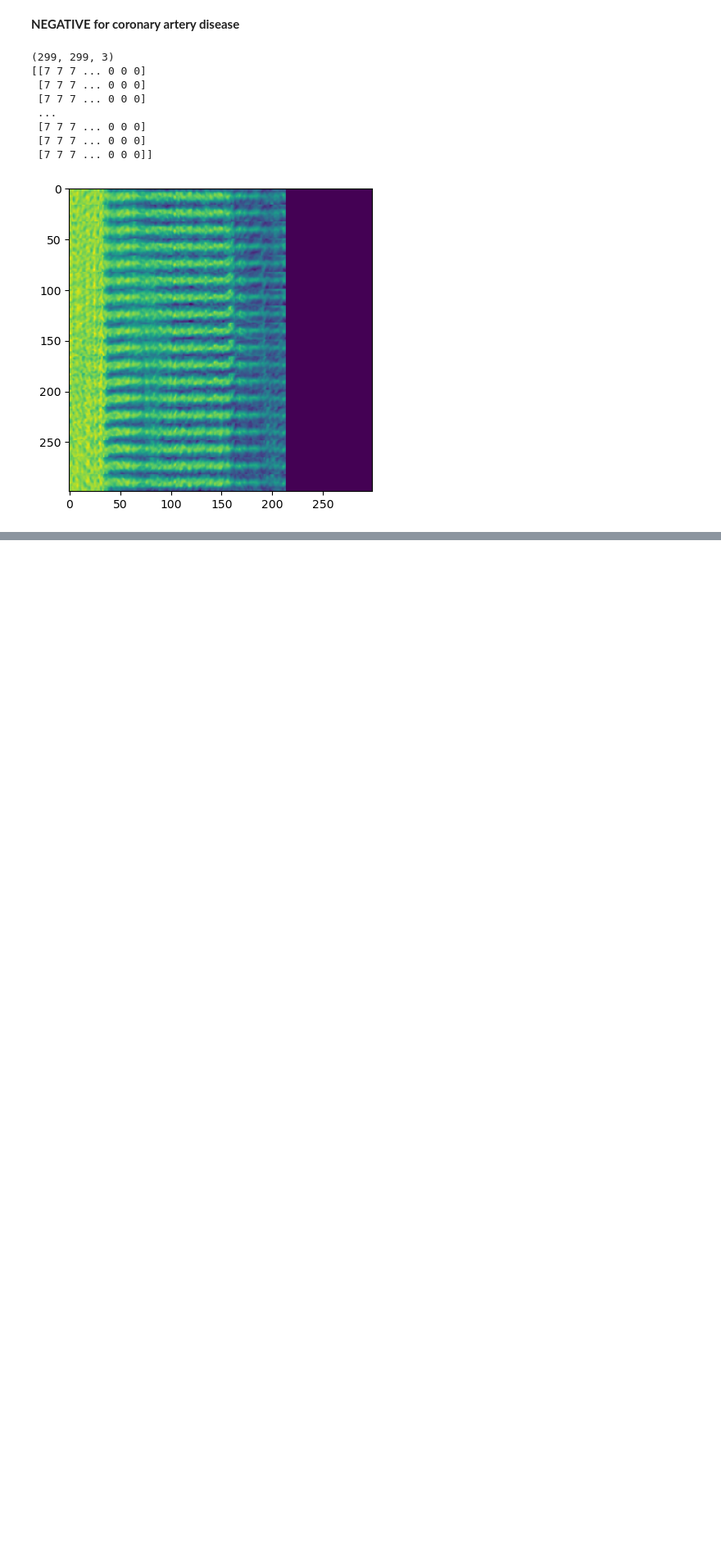
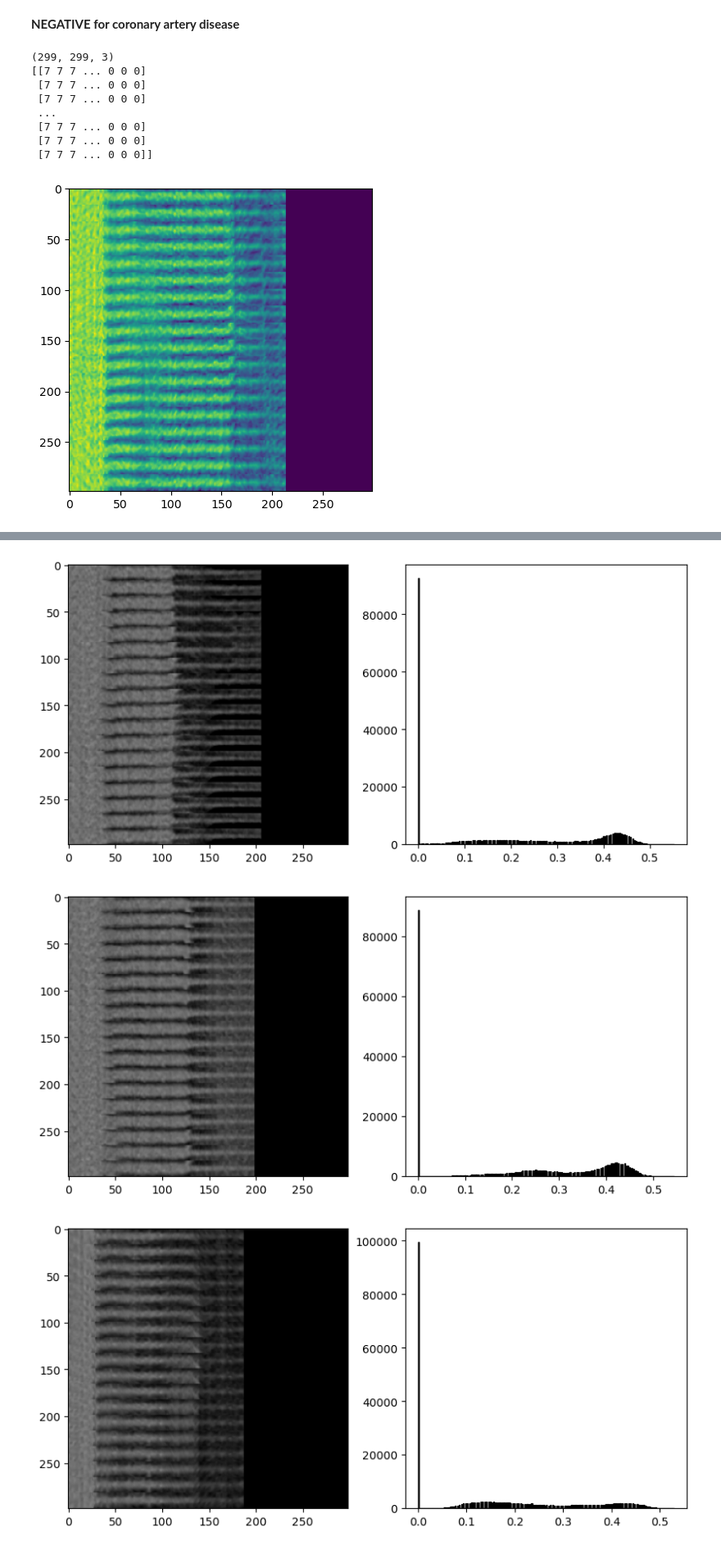
Before and after one commit to leezael/VisIQ, a Jupyter notebook: notebooks/coronary/eda.ipynb, the cells around one changed output, grey strips where cells are left out. Shown at 82% size. Cells and saved outputs as stored; diff of their text form; code cells hidden in the pictures; blank space fills up the shorter version.

```diff
--- a/notebooks/coronary/eda.ipynb
+++ b/notebooks/coronary/eda.ipynb
@@ -259,0 +311,29 @@ POSITIVE
+# %%
+def plot_img_hist(neg_path, num_img=6):
+    # List all image files in the folder
+    img_files = [os.path.join(neg_path, fn) for fn in os.listdir(neg_path) if fn.endswith('.png')]
+
+    # Select a random subset of images
+    selected_imgs = np.random.choice(img_files, min(num_img, len(img_files)), replace=False)
+
+    # Plot images and histograms
+    for idx, img_path in enumerate(selected_imgs):
+        fig1 = plt.figure(idx, figsize=(10, 10))
+
+        # Plot image
+        fig1.add_subplot(2, 2, 1)
+        img = mpimg.imread(img_path)
+        plt.imshow(img)
+
+        # Plot histogram
+        fig1.add_subplot(2, 2, 2)
+        plt.hist(img.ravel(), bins=256, fc='k', ec='k')
+
+    plt.tight_layout()
+    plt.show()
+# %%
+plot_img_hist(neg_path, num_img=6)
+# %% [output]
+[figure, added]
+[figure, added]
+[figure, added]
```
Also changed, not shown: parts of 22 cells of this notebook.
